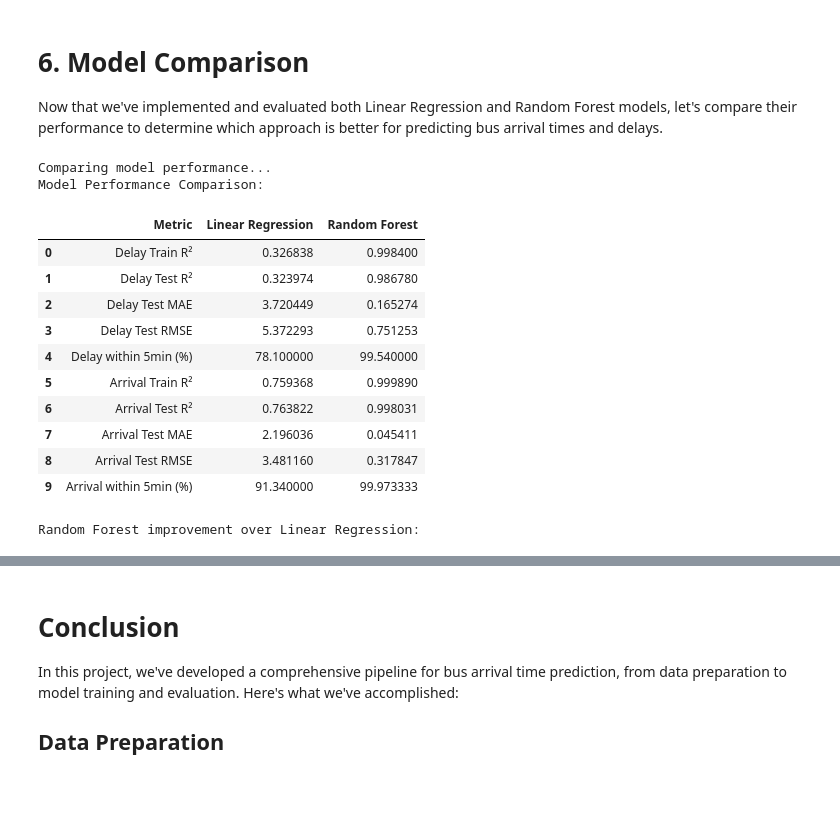
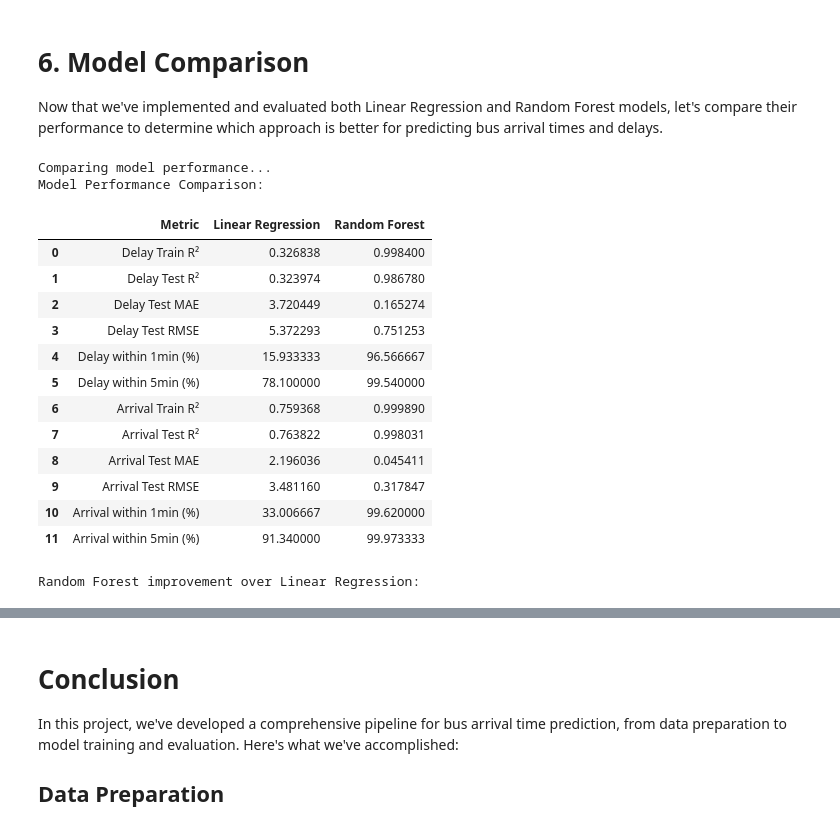
Before and after one commit to Durena402/BusArrivalPrediction, a Jupyter notebook: main.ipynb, the cells around one changed output, grey strips where cells are left out. Drawn from its saved outputs; the diff is of its cells as text; code cells hidden in the pictures; blank space fills up the shorter version.

```diff
--- a/main.ipynb
+++ b/main.ipynb
@@ -1606,11 +1606,13 @@ def compare_models(lr_model, rf_model):
         'delay_test_r2': lr_model.delay_metrics['test_r2'],
         'delay_test_mae': lr_model.delay_metrics['test_mae'],
         'delay_test_rmse': lr_model.delay_metrics['test_rmse'],
+        'delay_within_1_min': lr_model.delay_metrics['within_1_min'],
         'delay_within_5_min': lr_model.delay_metrics['within_5_min'],
         'arrival_train_r2': lr_model.arrival_metrics['train_r2'],
         'arrival_test_r2': lr_model.arrival_metrics['test_r2'],
         'arrival_test_mae': lr_model.arrival_metrics['test_mae'],
         'arrival_test_rmse': lr_model.arrival_metrics['test_rmse'],
+        'arrival_within_1_min': lr_model.arrival_metrics['within_1_min'],
         'arrival_within_5_min': lr_model.arrival_metrics['within_5_min']
     }
 
@@ -1619,31 +1621,33 @@ def compare_models(lr_model, rf_model):
         'delay_test_r2': rf_model.delay_metrics['test_r2'],
         'delay_test_mae': rf_model.delay_metrics['test_mae'],
         'delay_test_rmse': rf_model.delay_metrics['test_rmse'],
+        'delay_within_1_min': rf_model.delay_metrics['within_1_min'],
         'delay_within_5_min': rf_model.delay_metrics['within_5_min'],
         'arrival_train_r2': rf_model.arrival_metrics['train_r2'],
         'arrival_test_r2': rf_model.arrival_metrics['test_r2'],
         'arrival_test_mae': rf_model.arrival_metrics['test_mae'],
         'arrival_test_rmse': rf_model.arrival_metrics['test_rmse'],
+        'arrival_within_1_min': rf_model.arrival_metrics['within_1_min'],
         'arrival_within_5_min': rf_model.arrival_metrics['within_5_min']
     }
 
     # Create comparison DataFrame
     comparison_df = pd.DataFrame({
         'Metric': [
-            'Delay Train R²', 'Delay Test R²', 'Delay Test MAE', 'Delay Test RMSE', 'Delay within 5min (%)',
-            'Arrival Train R²', 'Arrival Test R²', 'Arrival Test MAE', 'Arrival Test RMSE', 'Arrival within 5min (%)'
+            'Delay Train R²', 'Delay Test R²', 'Delay Test MAE', 'Delay Test RMSE', 'Delay within 1min (%)', 'Delay within 5min (%)',
+            'Arrival Train R²', 'Arrival Test R²', 'Arrival Test MAE', 'Arrival Test RMSE', 'Arrival within 1min (%)','Arrival within 5min (%)'
         ],
         'Linear Regression': [
             lr_metrics['delay_train_r2'], lr_metrics['delay_test_r2'],
-            lr_metrics['delay_test_mae'], lr_metrics['delay_test_rmse'], lr_metrics['delay_within_5_min'],
+            lr_metrics['delay_test_mae'], lr_metrics['delay_test_rmse'], lr_metrics['delay_within_1_min'], lr_metrics['delay_within_5_min'],
             lr_metrics['arrival_train_r2'], lr_metrics['arrival_test_r2'],
-            lr_metrics['arrival_test_mae'], lr_metrics['arrival_test_rmse'], lr_metrics['arrival_within_5_min']
+            lr_metrics['arrival_test_mae'], lr_metrics['arrival_test_rmse'], lr_metrics['arrival_within_1_min'], lr_metrics['arrival_within_5_min']
         ],
         'Random Forest': [
             rf_metrics['delay_train_r2'], rf_metrics['delay_test_r2'],
-            rf_metrics['delay_test_mae'], rf_metrics['delay_test_rmse'], rf_metrics['delay_within_5_min'],
+            rf_metrics['delay_test_mae'], rf_metrics['delay_test_rmse'], rf_metrics['delay_within_1_min'], rf_metrics['delay_within_5_min'],
             rf_metrics['arrival_train_r2'], rf_metrics['arrival_test_r2'],
-            rf_metrics['arrival_test_mae'], rf_metrics['arrival_test_rmse'], rf_metrics['arrival_within_5_min']
+            rf_metrics['arrival_test_mae'], rf_metrics['arrival_test_rmse'], rf_metrics['arrival_within_1_min'], rf_metrics['arrival_within_5_min']
         ]
     })
 
@@ -1655,88 +1659,43 @@ def compare_models(lr_model, rf_model):
     improvement_df = pd.DataFrame({
         'Metric': comparison_df['Metric'],
         'Improvement (%)': [
             (rf_metrics['delay_train_r2'] - lr_metrics['delay_train_r2']) / lr_metrics['delay_train_r2'] * 100,
             (rf_metrics['delay_test_r2'] - lr_metrics['delay_test_r2']) / lr_metrics['delay_test_r2'] * 100,
             (lr_metrics['delay_test_mae'] - rf_metrics['delay_test_mae']) / lr_metrics['delay_test_mae'] * 100,  # Lower is better
             (lr_metrics['delay_test_rmse'] - rf_metrics['delay_test_rmse']) / lr_metrics['delay_test_rmse'] * 100,  # Lower is better
+            (rf_metrics['delay_within_1_min'] - lr_metrics['delay_within_1_min']) / lr_metrics['delay_within_1_min'] * 100,
             (rf_metrics['delay_within_5_min'] - lr_metrics['delay_within_5_min']) / lr_metrics['delay_within_5_min'] * 100,
             (rf_metrics['arrival_train_r2'] - lr_metrics['arrival_train_r2']) / lr_metrics['arrival_train_r2'] * 100,
             (rf_metrics['arrival_test_r2'] - lr_metrics['arrival_test_r2']) / lr_metrics['arrival_test_r2'] * 100,
             (lr_metrics['arrival_test_mae'] - rf_metrics['arrival_test_mae']) / lr_metrics['arrival_test_mae'] * 100,  # Lower is better
             (lr_metrics['arrival_test_rmse'] - rf_metrics['arrival_test_rmse']) / lr_metrics['arrival_test_rmse'] * 100,  # Lower is better
+            (rf_metrics['arrival_within_1_min'] - lr_metrics['arrival_within_1_min']) / lr_metrics['arrival_within_1_min'] * 100,
             (rf_metrics['arrival_within_5_min'] - lr_metrics['arrival_within_5_min']) / lr_metrics['arrival_within_5_min'] * 100
         ]
     })
 
     print("\nRandom Forest improvement over Linear Regression:")
     display(improvement_df)
-
-    # Format the table as a regular print for non-notebook environments
-    print("\nModel Performance Comparison:")
-    print(f"{'Metric':<25} {'Linear Regression':<20} {'Random Forest':<20}")
-    print("-" * 65)
-    for i, row in comparison_df.iterrows():
-        print(f"{row['Metric']:<25} {row['Linear Regression']:<20.4f} {row['Random Forest']:<20.4f}")
-
-    # Plot a comparison bar chart for key metrics
-    plt.figure(figsize=(14, 10))
-
-    # R² comparison
-    plt.subplot(2, 2, 1)
-    metrics = ['Delay Test R²', 'Arrival Test R²']
-    test_r2_df = comparison_df[comparison_df['Metric'].isin(metrics)]
-    melted_df = pd.melt(test_r2_df, id_vars=['Metric'], var_name='Model', value_name='R²')
-    sns.barplot(x='Metric', y='R²', hue='Model', data=melted_df)
-    plt.title('R² Comparison (higher is better)')
-    plt.ylim(0, 1)  # R² typically ranges from 0 to 1
-
-    # MAE comparison
-    plt.subplot(2, 2, 2)
-    metrics = ['Delay Test MAE', 'Arrival Test MAE']
-    test_mae_df = comparison_df[comparison_df['Metric'].isin(metrics)]
-    melted_df = pd.melt(test_mae_df, id_vars=['Metric'], var_name='Model', value_name='MAE (minutes)')
-    sns.barplot(x='Metric', y='MAE (minutes)', hue='Model', data=melted_df)
-    plt.title('MAE Comparison (lower is better)')
-
-    # Within 5 minutes comparison
-    plt.subplot(2, 2, 3)
-    metrics = ['Delay within 5min (%)', 'Arrival within 5min (%)']
-    within_5min_df = comparison_df[comparison_df['Metric'].isin(metrics)]
-    melted_df = pd.melt(within_5min_df, id_vars=['Metric'], var_name='Model', value_name='Percentage (%)')
-    sns.barplot(x='Metric', y='Percentage (%)', hue='Model', data=melted_df)
-    plt.title('Predictions Within 5 Minutes (higher is better)')
-    plt.ylim(0, 100)
-
-    # RMSE comparison
-    plt.subplot(2, 2, 4)
-    metrics = ['Delay Test RMSE', 'Arrival Test RMSE']
-    test_rmse_df = comparison_df[comparison_df['Metric'].isin(metrics)]
-    melted_df = pd.melt(test_rmse_df, id_vars=['Metric'], var_name='Model', value_name='RMSE (minutes)')
-    sns.barplot(x='Metric', y='RMSE (minutes)', hue='Model', data=melted_df)
-    plt.title('RMSE Comparison (lower is better)')
-
-    plt.tight_layout()
-    plt.savefig('model_graphs/model_comparison.png')
-    plt.show()
-
     return comparison_df, improvement_df
 
 # Compare model performance
 comparison_df, improvement_df = compare_models(lr_model, rf_model)
 # %% [output]
 Comparing model performance...
 Model Performance Comparison:
 |  | Metric | Linear Regression | Random Forest |
 | 0 | Delay Train R² | 0.326838 | 0.998400 |
 | 1 | Delay Test R² | 0.323974 | 0.986780 |
 | 2 | Delay Test MAE | 3.720449 | 0.165274 |
 | 3 | Delay Test RMSE | 5.372293 | 0.751253 |
-| 4 | Delay within 5min (%) | 78.100000 | 99.540000 |
-| 5 | Arrival Train R² | 0.759368 | 0.999890 |
-| 6 | Arrival Test R² | 0.763822 | 0.998031 |
-| 7 | Arrival Test MAE | 2.196036 | 0.045411 |
-| 8 | Arrival Test RMSE | 3.481160 | 0.317847 |
-| 9 | Arrival within 5min (%) | 91.340000 | 99.973333 |
+| 4 | Delay within 1min (%) | 15.933333 | 96.566667 |
+| 5 | Delay within 5min (%) | 78.100000 | 99.540000 |
+| 6 | Arrival Train R² | 0.759368 | 0.999890 |
+| 7 | Arrival Test R² | 0.763822 | 0.998031 |
+| 8 | Arrival Test MAE | 2.196036 | 0.045411 |
+| 9 | Arrival Test RMSE | 3.481160 | 0.317847 |
+| 10 | Arrival within 1min (%) | 33.006667 | 99.620000 |
+| 11 | Arrival within 5min (%) | 91.340000 | 99.973333 |
 Random Forest improvement over Linear Regression:
 |  | Metric | Improvement (%) |
 | 0 | Delay Train R² | 205.472188 |
```
Also changed, not shown: parts of 8 cells of this notebook.
